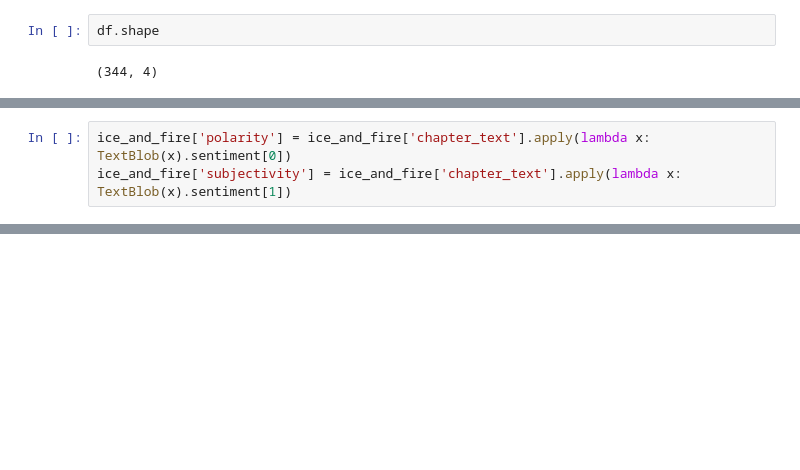
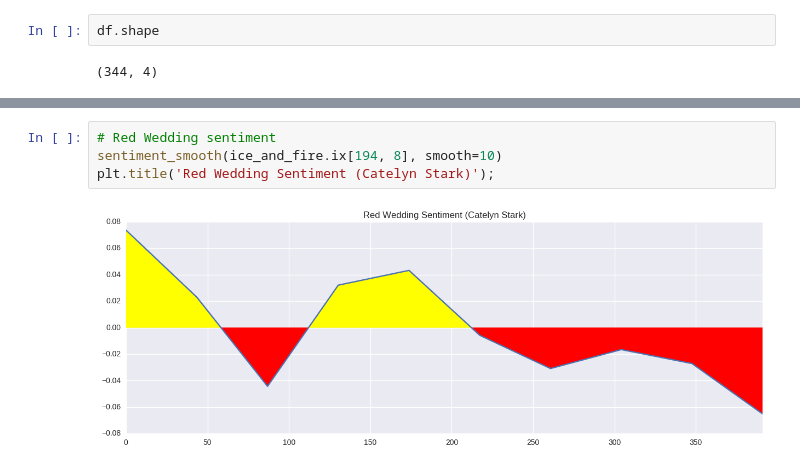
Before and after one commit to aliandra/proj4-got, a Jupyter notebook: book_cleaning.ipynb, the cells around one changed output, grey strips where cells are left out. Drawn from its saved outputs; the diff is of its cells as text; blank space fills up the shorter version.

```diff
--- a/book_cleaning.ipynb
+++ b/book_cleaning.ipynb
@@ -156,3 +282,0 @@ ice_and_fire.pov.value_counts().plot(kind='bar');
-# %%
-ice_and_fire['polarity'] = ice_and_fire['chapter_text'].apply(lambda x: TextBlob(x).sentiment[0])
-ice_and_fire['subjectivity'] = ice_and_fire['chapter_text'].apply(lambda x: TextBlob(x).sentiment[1])
@@ -178,0 +283,6 @@ ice_and_fire
+# %%
+# Red Wedding sentiment
+sentiment_smooth(ice_and_fire.ix[194, 8], smooth=10)
+plt.title('Red Wedding Sentiment (Catelyn Stark)');
+# %% [output]
+[figure, added]
```
Also changed, not shown: parts of 36 cells of this notebook.
